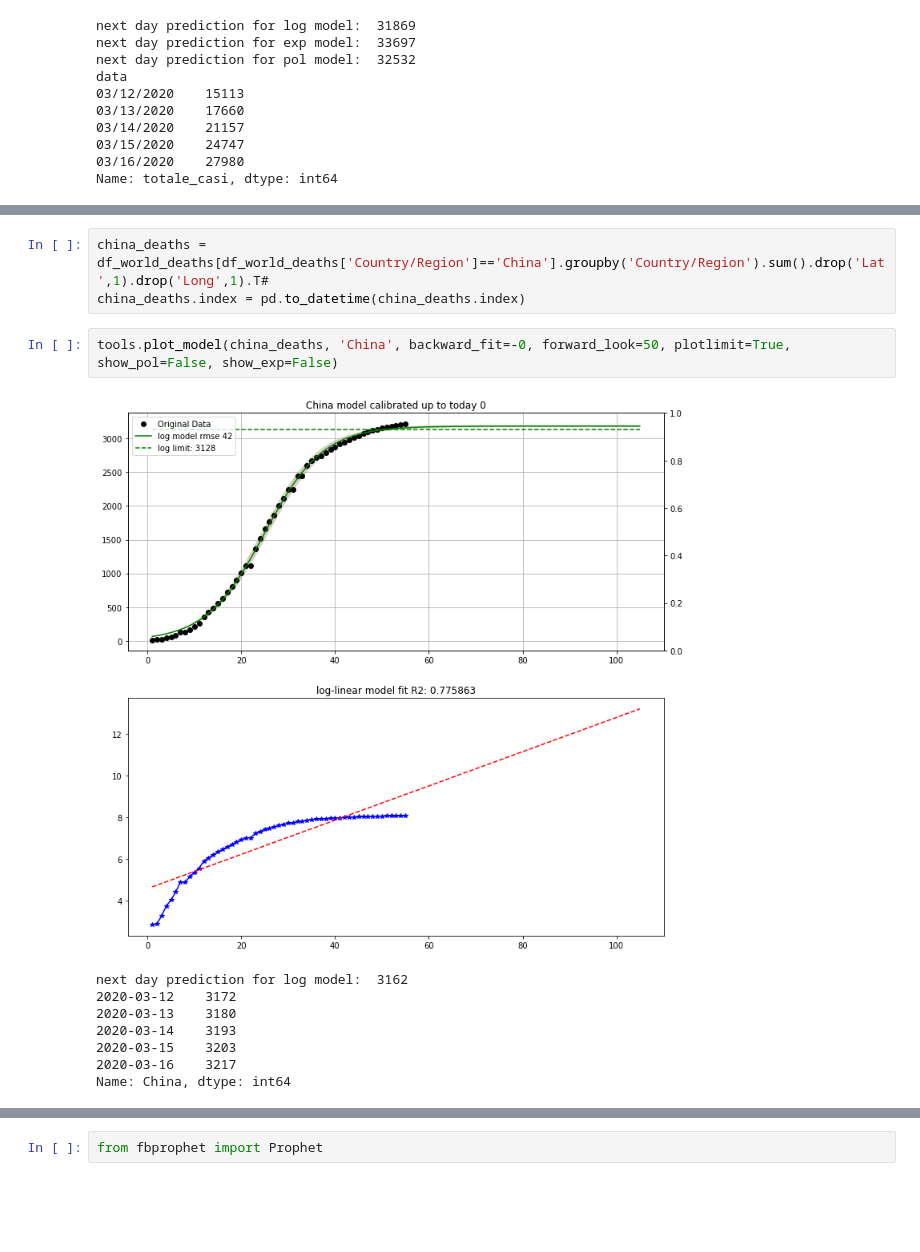
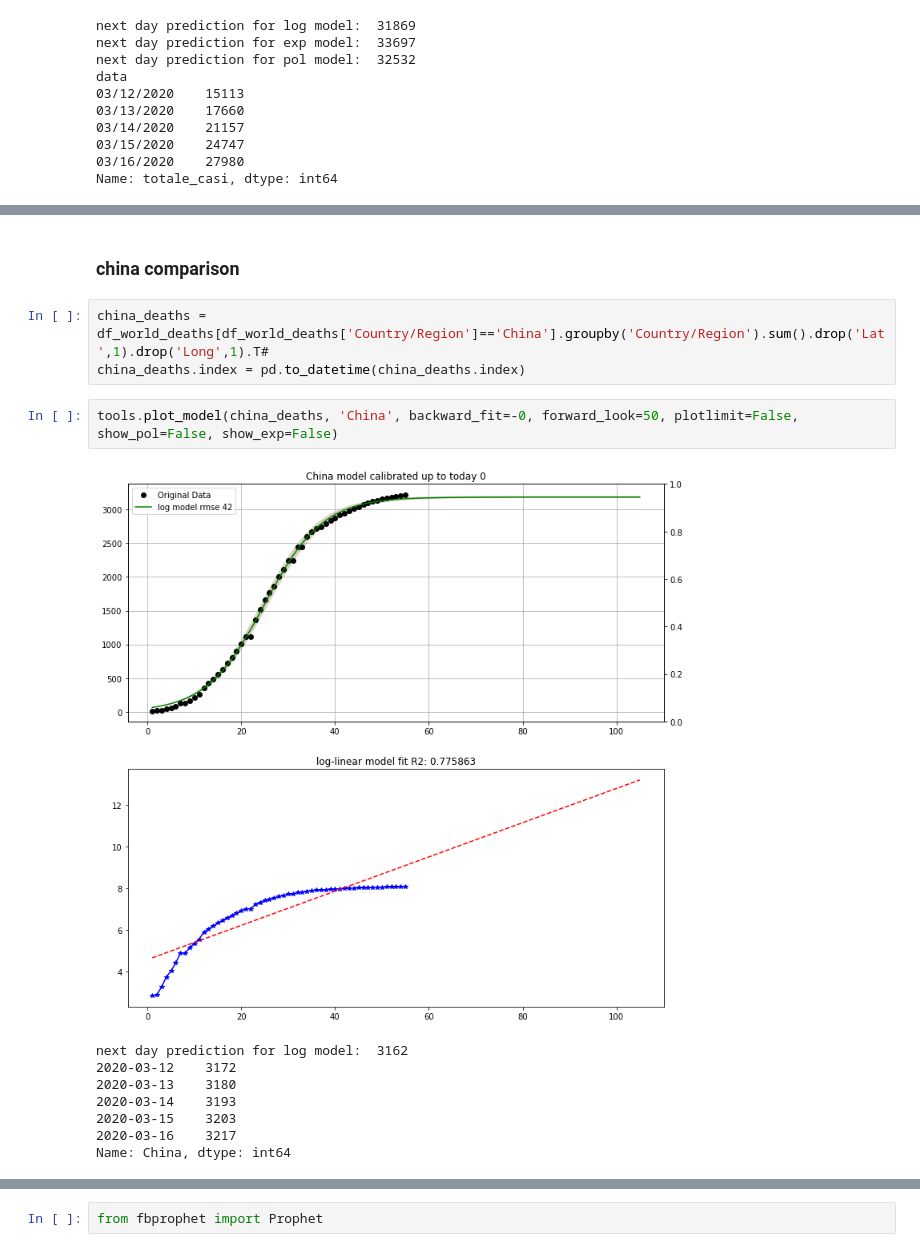
Before and after one commit to mspadaccino/COVID-19, a Jupyter notebook: notebooks/COVID_daily_report_Italy_World.ipynb, the cells around one changed output, grey strips where cells are left out. Drawn from its saved outputs; the diff is of its cells as text; blank space fills up the shorter version.

```diff
--- a/notebooks/COVID_daily_report_Italy_World.ipynb
+++ b/notebooks/COVID_daily_report_Italy_World.ipynb
@@ -153,10 +169,12 @@ Name: deceduti, dtype: int64
+# %% [markdown]
+### china comparison
 # %%
 china_deaths = df_world_deaths[df_world_deaths['Country/Region']=='China'].groupby('Country/Region').sum().drop('Lat',1).drop('Long',1).T#
 china_deaths.index = pd.to_datetime(china_deaths.index)
 # %%
-tools.plot_model(china_deaths, 'China', backward_fit=-0, forward_look=50, plotlimit=True, show_pol=False, show_exp=False)
+tools.plot_model(china_deaths, 'China', backward_fit=-0, forward_look=50, plotlimit=False, show_pol=False, show_exp=False)
 # %% [output]
-[figure, old version]
+[figure, new version]
 next day prediction for log model:  3162
 2020-03-12    3172
 2020-03-13    3180
```
Also changed, not shown: parts of 6 cells of this notebook.
